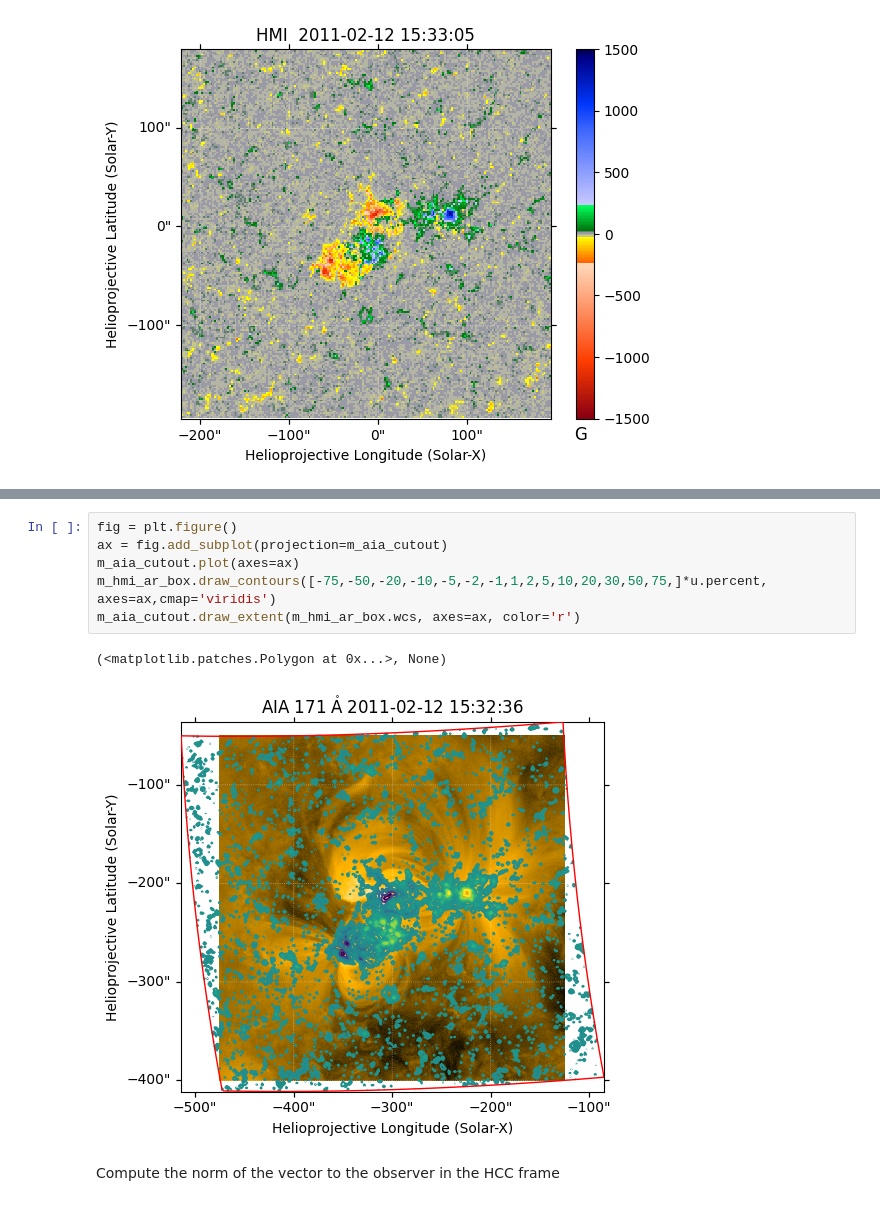
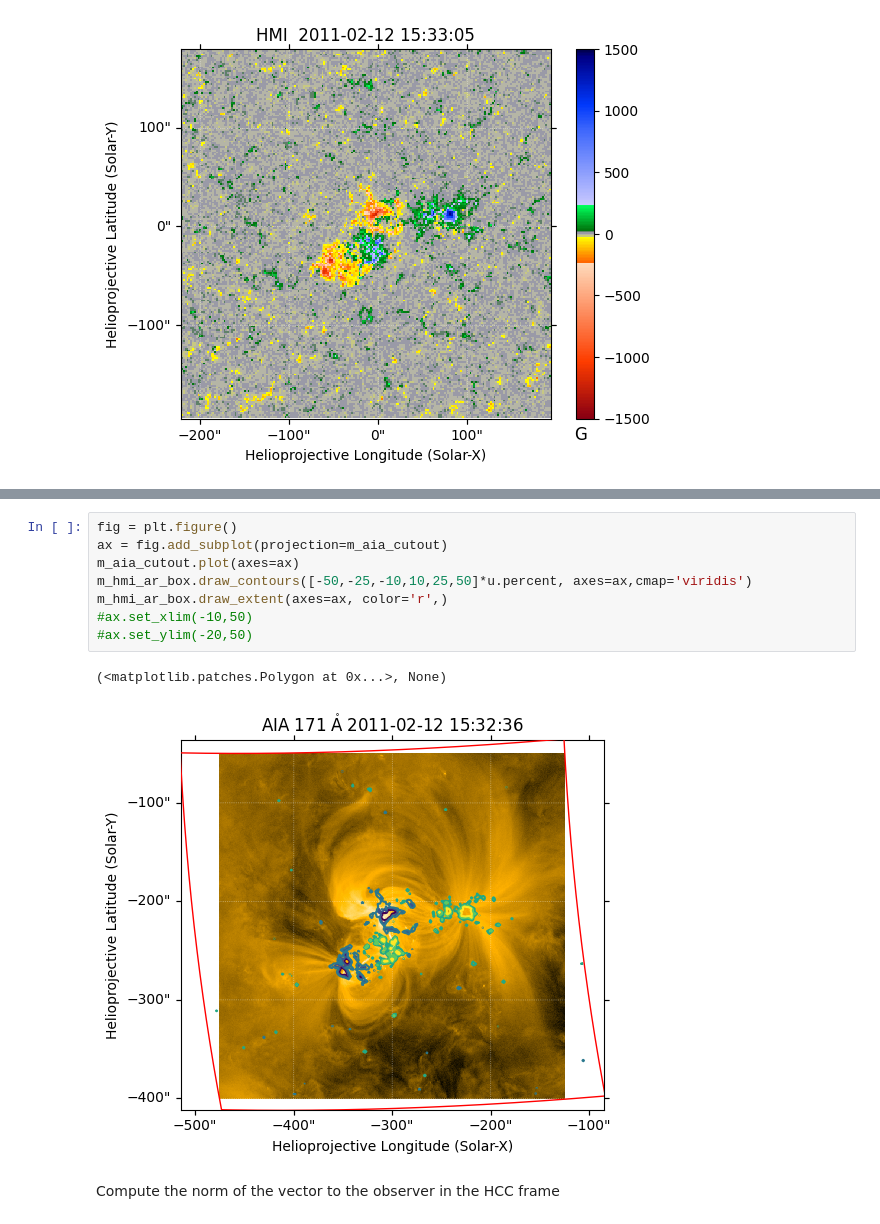
Before and after one commit to wtbarnes/active-region-evolution-study, a Jupyter notebook: notebooks/field-extrapolation-experiments.ipynb, the cells around one changed output, grey strips where cells are left out. Saved outputs shown, nothing was run; the diff lists cells and outputs as text.

```diff
--- a/notebooks/field-extrapolation-experiments.ipynb
+++ b/notebooks/field-extrapolation-experiments.ipynb
@@ -106,12 +92,14 @@ vis, hid = m_aia.draw_extent(m_hmi_ar_box.wcs, axes=ax, color='r')
 # %%
 fig = plt.figure()
 ax = fig.add_subplot(projection=m_aia_cutout)
 m_aia_cutout.plot(axes=ax)
-m_hmi_ar_box.draw_contours([-75,-50,-20,-10,-5,-2,-1,1,2,5,10,20,30,50,75,]*u.percent, axes=ax,cmap='viridis')
-m_aia_cutout.draw_extent(m_hmi_ar_box.wcs, axes=ax, color='r')
+m_hmi_ar_box.draw_contours([-50,-25,-10,10,25,50]*u.percent, axes=ax,cmap='viridis')
+m_hmi_ar_box.draw_extent(axes=ax, color='r',)
+#ax.set_xlim(-10,50)
+#ax.set_ylim(-20,50)
 # %% [output]
 (<matplotlib.patches.Polygon at 0x...>, None)
-[figure, old version]
+[figure, new version]
 # %% [markdown]
 Compute the norm of the vector to the observer in the HCC frame
 # %%
```
Also changed, not shown: parts of 26 cells of this notebook.
